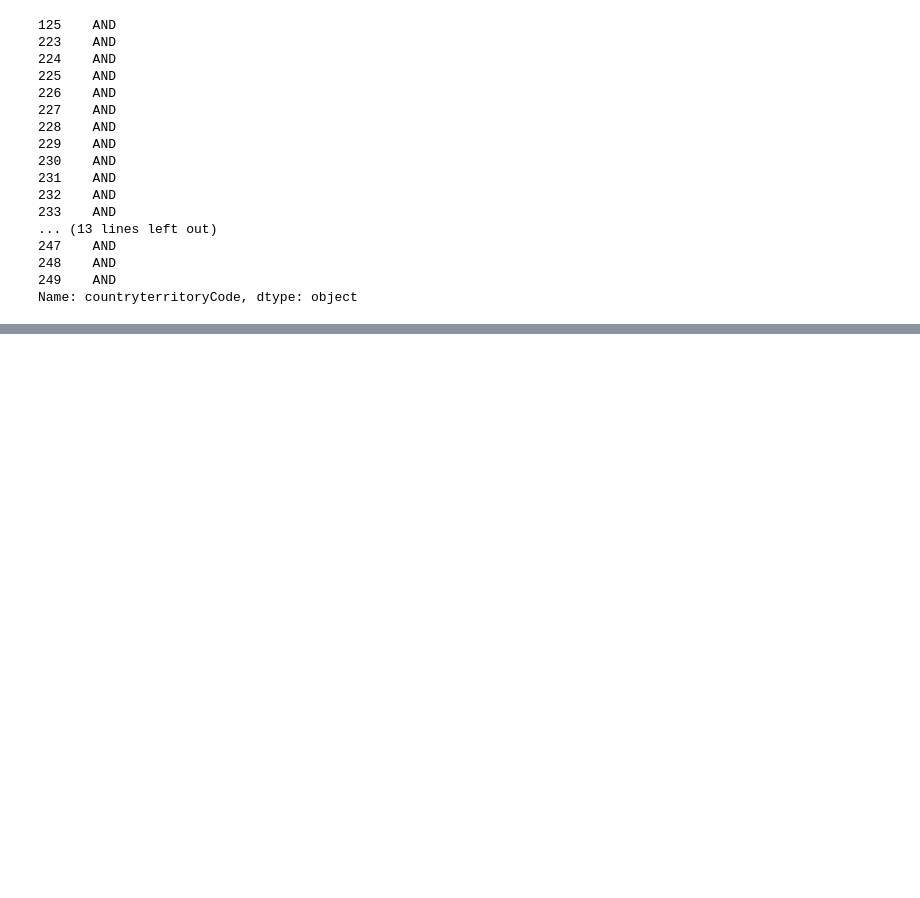
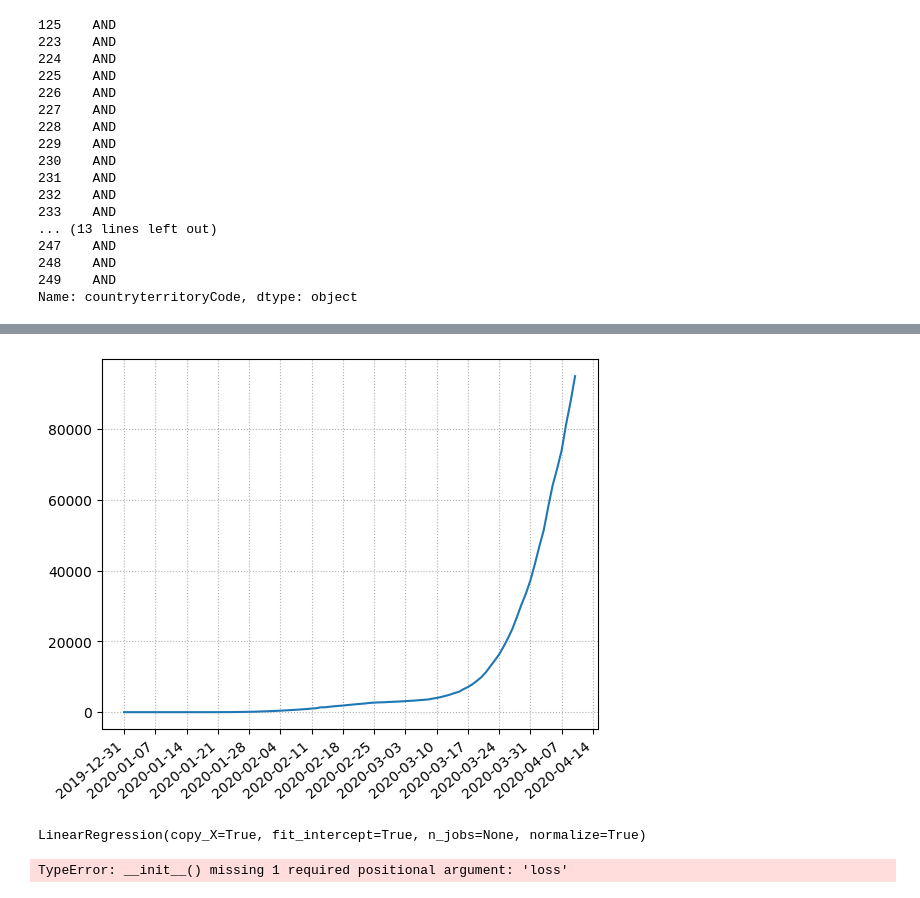
Before and after one commit to dominikmik195/mat_soft, a Jupyter notebook: corona.ipynb, the cells around one changed output, grey strips where cells are left out. Drawn from its saved outputs; the diff is of its cells as text; code cells hidden in the pictures; blank space fills up the shorter version.

```diff
--- a/corona.ipynb
+++ b/corona.ipynb
@@ -599,0 +711,36 @@ Name: countryterritoryCode, dtype: object
+# %%
+def ukupna_dnevna_smrt():
+    lista=[]
+    suma = 0
+    for datum in izdvoji_drzavu('China')['dateRep'][::-1]:
+        for broj in data[data['dateRep']==datum]['deaths']:
+            suma += broj
+        lista.append(suma)
+    return lista
+
+def pokazi_smrt_u_svijetu():
+    base =dtt.datetime(2019, 12, 31)
+    dates2 = np.array([base + dtt.timedelta(days = i*7) for i in range (0, 16)])
+    fig, ax = plt.subplots()
+    ax.plot(np.array(izdvoji_drzavu('China')['dateRep'])[::-1], ukupna_dnevna_smrt())
+    plt.xticks(rotation=40, ha='right')
+    i = 0
+    ax.set_xticks(dates2)
+    plt.grid(linestyle = ':')
+    return fig
+pokazi_smrt_u_svijetu()
+# %% [output]
+[figure, added]
+# %%
+from sklearn.linear_model import LinearRegression
+import numpy as np
+model = LinearRegression(normalize=True)
+x = np.array([0, 1, 2])
+y = np.array([0, 1, 2])
+
+X = x[:, np.newaxis] # The input data for sklearn is 2D: (samples == 3 x features == 1)
+X
+
+model.fit(X, y)
+# %% [output]
+LinearRegression(copy_X=True, fit_intercept=True, n_jobs=None, normalize=True)
@@ -599,0 +794,4 @@ Name: countryterritoryCode, dtype: object
+# %%
+a = Learner('Japan')
+# %% [output]
+TypeError: __init__() missing 1 required positional argument: 'loss'
```
Also changed, not shown: parts of 10 cells of this notebook, 3 other files.
